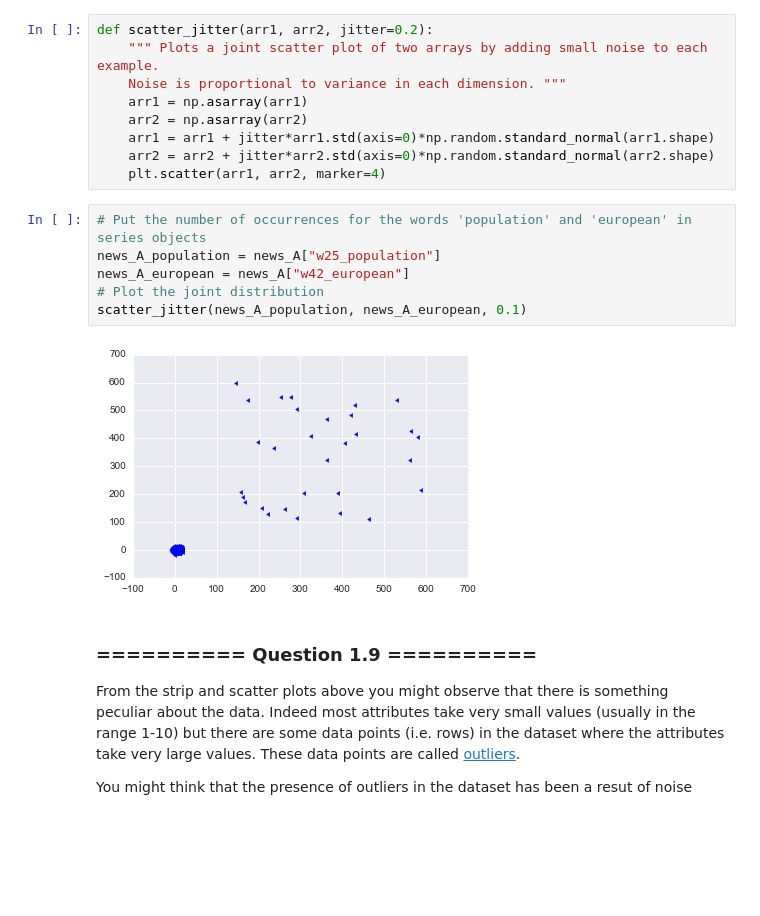
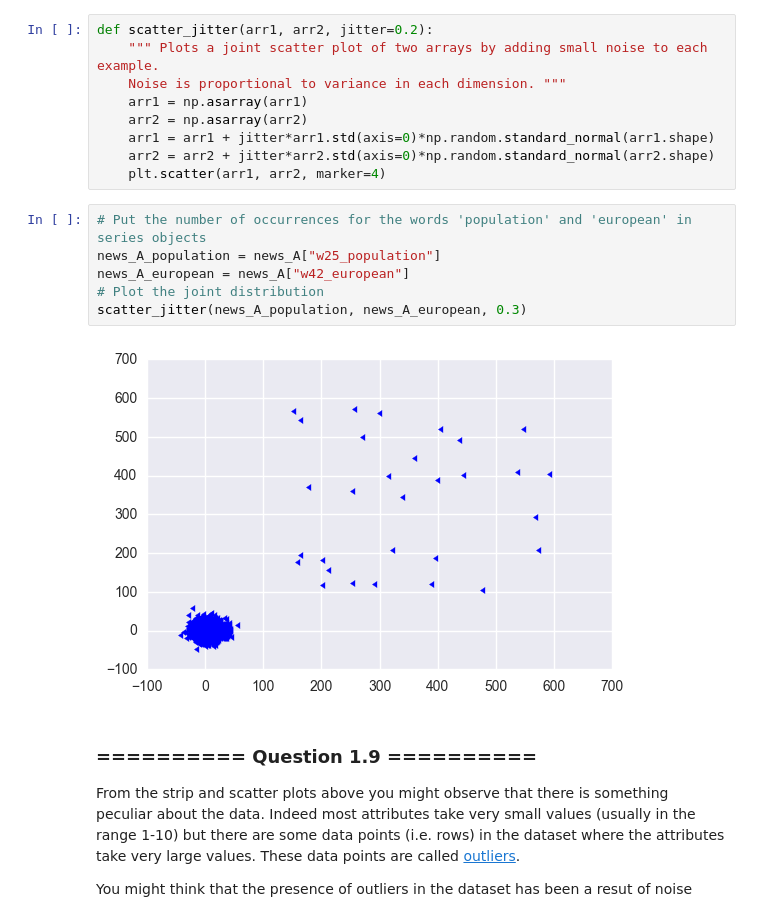
Before and after one commit to Dr-Alan-Turing/IAMachineLearning, a Jupyter notebook: 03_Assignment_1.ipynb, the cells around one changed output. Drawn from its saved outputs; the diff is of its cells as text; blank space fills up the shorter version.

```diff
--- a/03_Assignment_1.ipynb
+++ b/03_Assignment_1.ipynb
@@ -205,11 +205,11 @@ def scatter_jitter(arr1, arr2, jitter=0.2):
 # %%
 # Put the number of occurrences for the words 'population' and 'european' in series objects
 news_A_population = news_A["w25_population"]
 news_A_european = news_A["w42_european"]
 # Plot the joint distribution
-scatter_jitter(news_A_population, news_A_european, 0.1)
+scatter_jitter(news_A_population, news_A_european, 0.3)
 # %% [output]
-[figure, old version]
+[figure, new version]
 # %% [markdown]
 ### ========== Question 1.9 ==========
 From the strip and scatter plots above you might observe that there is something peculiar about the data. Indeed most attributes take very small values (usually in the range 1-10) but there are some data points (i.e. rows) in the dataset where the attributes take very large values. These data points are called [outliers](https://en.wikipedia.org/wiki/Outlier).
```
Also changed, not shown: parts of 11 cells of this notebook, 1 other file.
